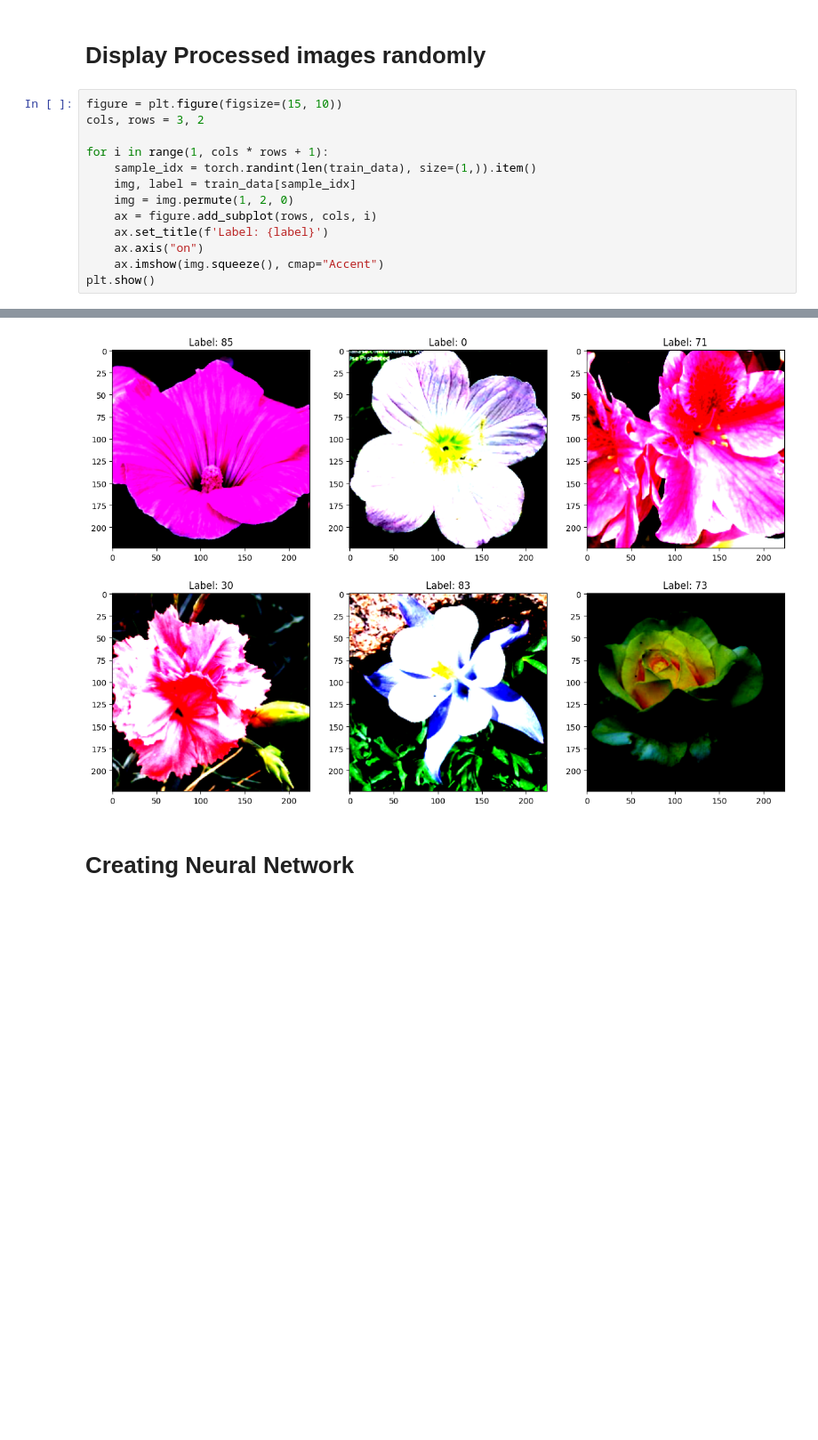
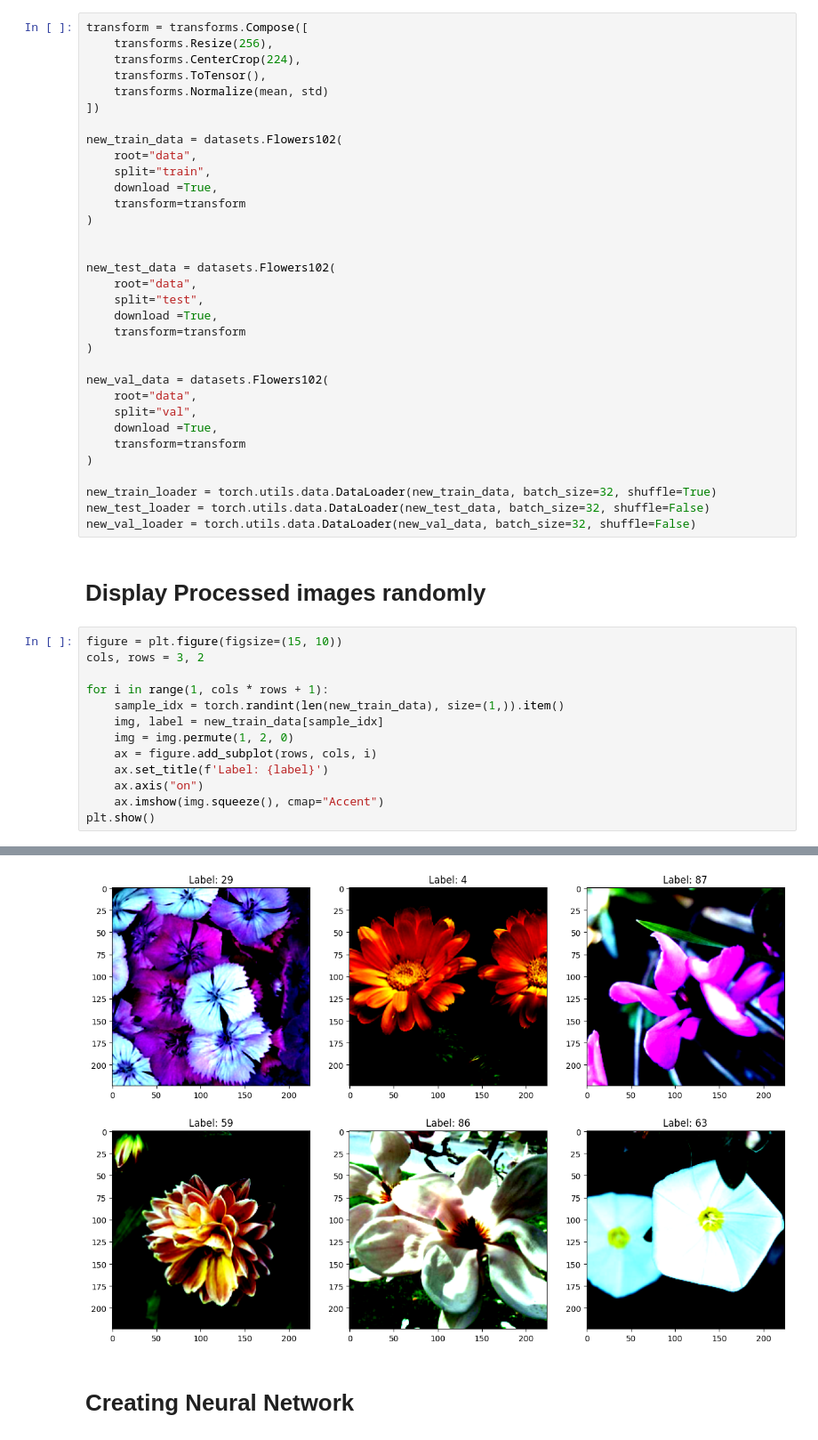
Before and after one commit to afirth03/Flowers-102-Analysed, a Jupyter notebook: IMLOExam.ipynb, the cells around one changed output, grey strips where cells are left out. Shown at 89% size. Saved outputs shown, nothing was run; the diff lists cells and outputs as text; blank space fills up the shorter version.

Commit message:
Created function to find the mean and std of our given dataset and apply the new normalisation data

```diff
--- a/IMLOExam.ipynb
+++ b/IMLOExam.ipynb
@@ -55,26 +95,59 @@ valloader = torch.utils.data.DataLoader(val_data, batch_size=32,
+# %%
+transform = transforms.Compose([
+    transforms.Resize(256),
+    transforms.CenterCrop(224),
+    transforms.ToTensor(),
+    transforms.Normalize(mean, std)
+])
+
+new_train_data = datasets.Flowers102(
+    root="data",
+    split="train",
+    download =True,
+    transform=transform
+)
+
+
+new_test_data = datasets.Flowers102(
+    root="data",
+    split="test",
+    download =True,
+    transform=transform
+)
+
+new_val_data = datasets.Flowers102(
+    root="data",
+    split="val",
+    download =True,
+    transform=transform
+)
+
+new_train_loader = torch.utils.data.DataLoader(new_train_data, batch_size=32, shuffle=True)
+new_test_loader = torch.utils.data.DataLoader(new_test_data, batch_size=32, shuffle=False)
+new_val_loader = torch.utils.data.DataLoader(new_val_data, batch_size=32, shuffle=False)
 # %% [markdown]
 # Display Processed images randomly
 # %%
 figure = plt.figure(figsize=(15, 10))
 cols, rows = 3, 2
 
 for i in range(1, cols * rows + 1):
-    sample_idx = torch.randint(len(train_data), size=(1,)).item()
-    img, label = train_data[sample_idx]
+    sample_idx = torch.randint(len(new_train_data), size=(1,)).item()
+    img, label = new_train_data[sample_idx]
     img = img.permute(1, 2, 0)
     ax = figure.add_subplot(rows, cols, i)
     ax.set_title(f'Label: {label}')
     ax.axis("on")
     ax.imshow(img.squeeze(), cmap="Accent")
 plt.show()
 # %% [output]
 WARNING:matplotlib.image:Clipping input data to the valid range for imshow with RGB data ([0..1] for floats or [0..255] for integers).
 WARNING:matplotlib.image:Clipping input data to the valid range for imshow with RGB data ([0..1] for floats or [0..255] for integers).
 WARNING:matplotlib.image:Clipping input data to the valid range for imshow with RGB data ([0..1] for floats or [0..255] for integers).
 WARNING:matplotlib.image:Clipping input data to the valid range for imshow with RGB data ([0..1] for floats or [0..255] for integers).
 WARNING:matplotlib.image:Clipping input data to the valid range for imshow with RGB data ([0..1] for floats or [0..255] for integers).
 WARNING:matplotlib.image:Clipping input data to the valid range for imshow with RGB data ([0..1] for floats or [0..255] for integers).
-[figure, old version]
+[figure, new version]
 # %% [markdown]
 # Creating Neural Network
 # %%
```
Also changed, not shown: parts of 2 cells of this notebook.
